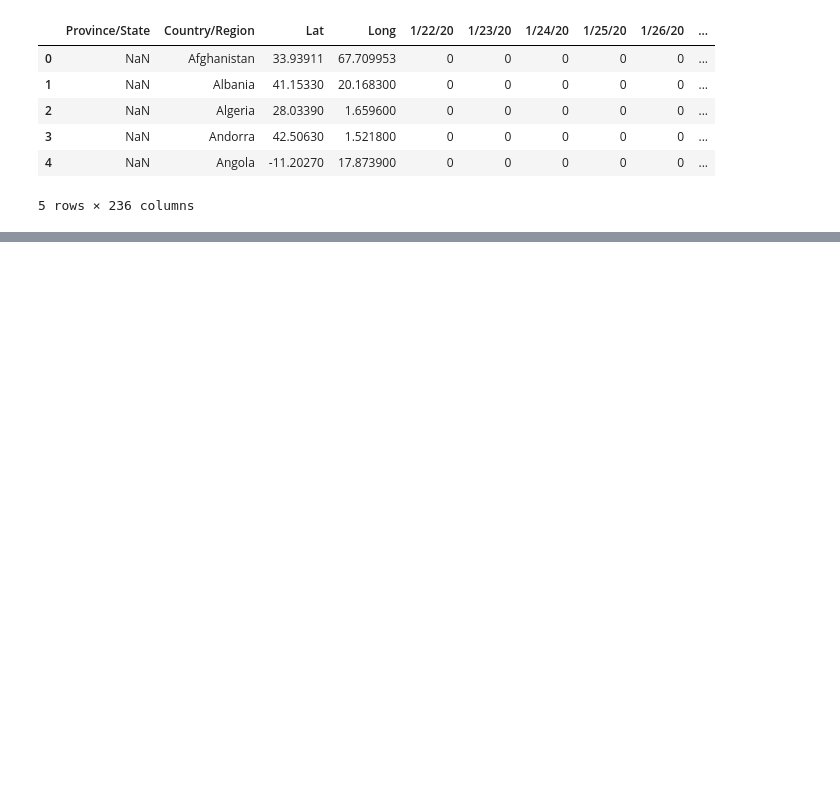
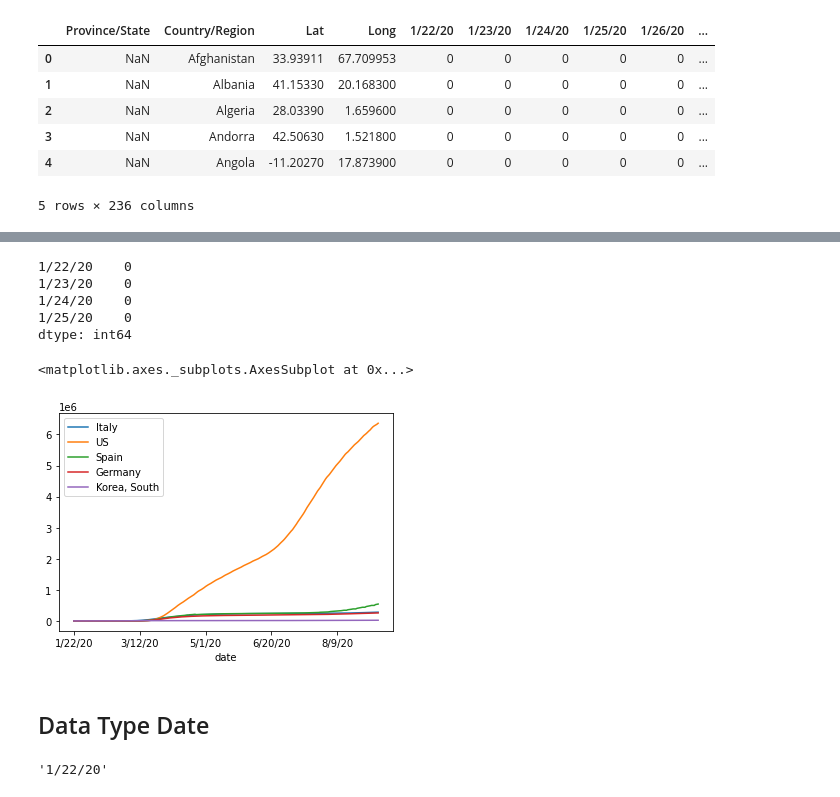
Before and after one commit to raisulzaeem/ads_covid-19, a Jupyter notebook: notebooks/Data_Preparation.ipynb, the cells around one changed output, grey strips where cells are left out. Saved outputs shown, nothing was run; the diff lists cells and outputs as text; code cells hidden in the pictures; blank space fills up the shorter version.

```diff
--- a/notebooks/Data_Preparation.ipynb
+++ b/notebooks/Data_Preparation.ipynb
@@ -151,0 +32,5 @@ with open('../data/raw/SMARTABLE/US_data.txt','w') as outfile:
+# %%
+time_idx = pd_raw.columns[4:]
+# %%
+df_plot =  pd.DataFrame({'date':time_idx})
+df_plot.head()
@@ -151,0 +64,24 @@ with open('../data/raw/SMARTABLE/US_data.txt','w') as outfile:
+# %%
+pd_raw[pd_raw["Country/Region"]=='Germany'].iloc[:,4::].sum(axis=0)[0:4]
+# %% [output]
+1/22/20    0
+1/23/20    0
+1/24/20    0
+1/25/20    0
+dtype: int64
+# %%
+country_list = ['Italy','US','Spain','Germany','Korea, South']
+# %%
+for each in country_list:
+    df_plot[each]=np.array(pd_raw[pd_raw["Country/Region"]==each].iloc[:,4::].sum(axis=0))
+# %%
+df_plot.set_index('date').plot()
+# %% [output]
+<matplotlib.axes._subplots.AxesSubplot at 0x...>
+[figure, added]
+# %% [markdown]
+## Data Type Date
+# %%
+df_plot.date[0]
+# %% [output]
+'1/22/20'
```
Also changed, not shown: parts of 36 cells of this notebook, 2 other files.
